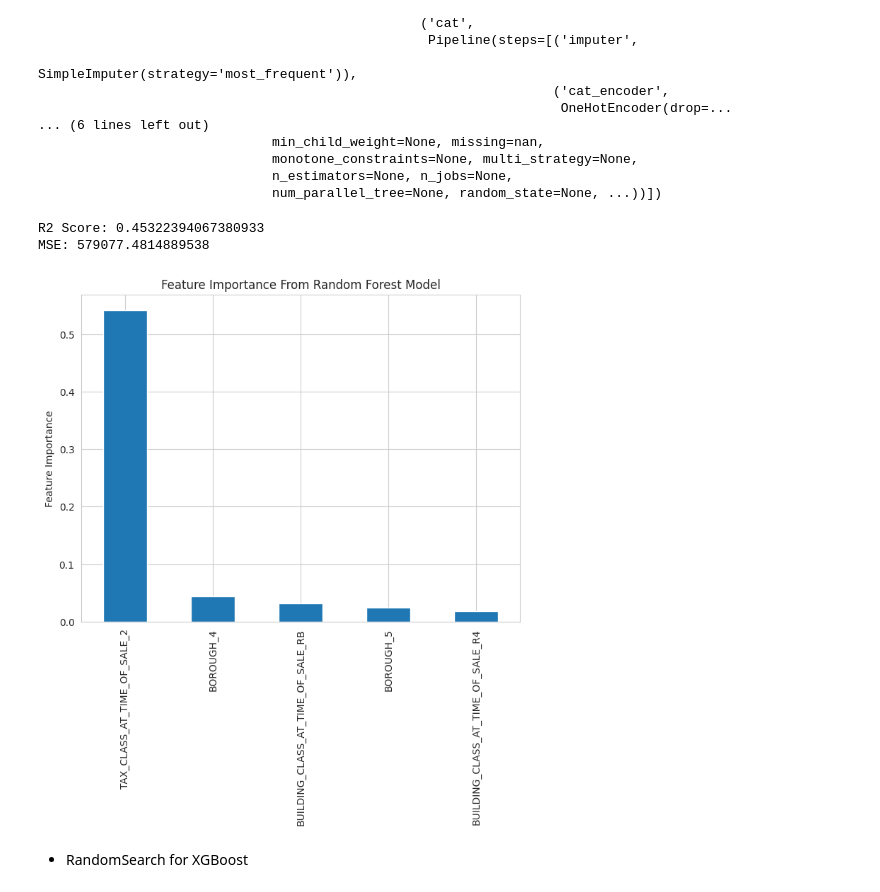
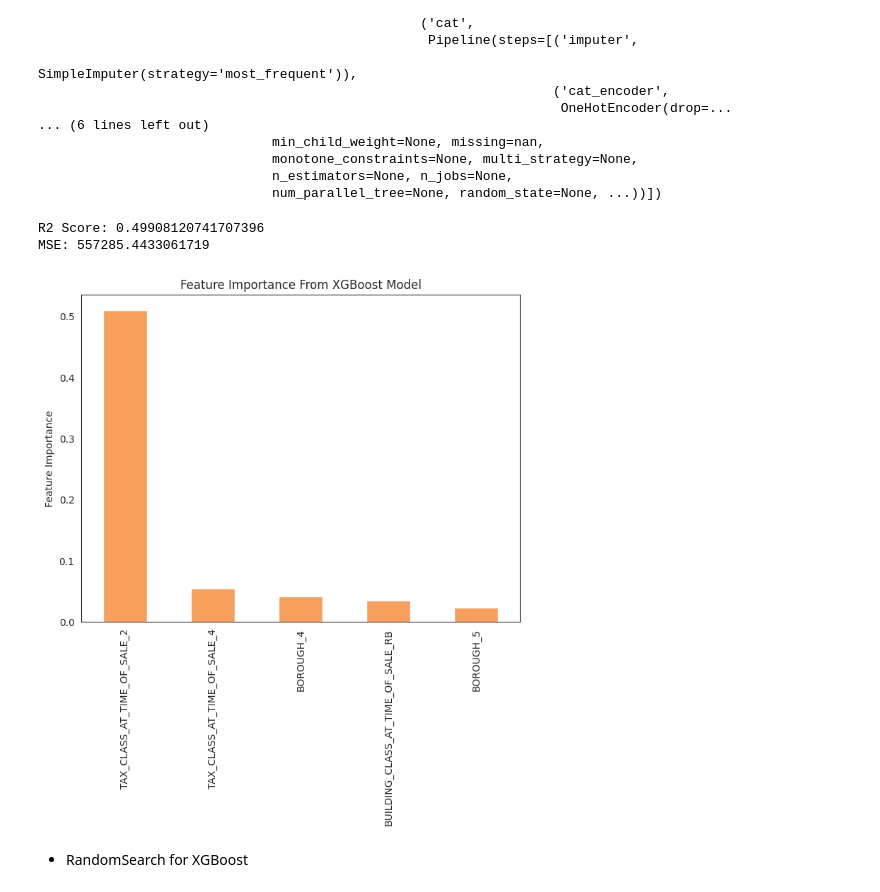
Before and after one commit to eshentong/NYC-HousingPricePrediction, a Jupyter notebook: BA810_NYC_Propertiesipynb.ipynb, the cells around one changed output. Saved outputs shown, nothing was run; the diff lists cells and outputs as text; code cells hidden in the pictures.

```diff
--- a/BA810_NYC_Propertiesipynb.ipynb
+++ b/BA810_NYC_Propertiesipynb.ipynb
@@ -805,7 +842,7 @@ from scipy.stats import randint
 param_dist = {
     'knn__n_neighbors': randint(1, 20),
     'knn__weights': ['uniform', 'distance'],
-    'knn__algorithm': ['auto', 'ball_tree', 'kd_tree', 'brute'],
+    'knn__algorithm': ['auto', 'ball_tree', 'kd_tree'],
     'knn__leaf_size': randint(10, 50),
     'knn__p': [1, 2]
 }
@@ -814,9 +851,3 @@ param_dist = {
 # Perform Randomized Search Cross Validation
 random_search_knn = RandomizedSearchCV(knn_pipeline, param_distributions=param_dist, n_iter=20, cv=5, scoring='neg_mean_squared_error')
 random_search_knn.fit(X_train, y_train)
-print('\n\nThe best parameters are ', random_search_knn.best_params_)
-
-random_cv_res = pd.DataFrame(random_search_knn.cv_results_) # convert to DF for convenience
-random_cv_res.sort_values(by='mean_test_score', ascending=False, inplace=True)  # sort the data frame
-# select only the columns that start with 'param_' and the column 'mean_test_score'
-random_cv_res.filter(regex = '(^param_|mean_test_score)', axis=1).head(10)
@@ -868,22 +918,22 @@ print(f'R2 Score: {r2}')
 mse = np.sqrt(mean_squared_error(y_test, y_pred))
 print(f'MSE: {mse}')
 # %% [output]
-R2 Score: 0.45322394067380933
-MSE: 579077.4814889538
+R2 Score: 0.49908120741707396
+MSE: 557285.4433061719
 # %%
 transformed_feature_names = xgb_pipeline.named_steps['prep_pipe'].get_feature_names_out() # getting the transformed column names
 
 feature_importance = pd.Series(
     xgb_pipeline.named_steps['xgb'].feature_importances_,
     index=transformed_feature_names).sort_values(ascending=False)
 
 plt.figure(figsize=(8,6))
 feature_importance.head(5).plot(kind='bar')
 plt.xticks(rotation=90)
-plt.title('Feature Importance From Random Forest Model')
+plt.title('Feature Importance From XGBoost Model')
 plt.ylabel('Feature Importance');
 # %% [output]
-[figure, old version]
+[figure, new version]
 # %% [markdown]
 - RandomSearch for XGBoost
 # %%
```
Also changed, not shown: parts of 26 cells of this notebook.
